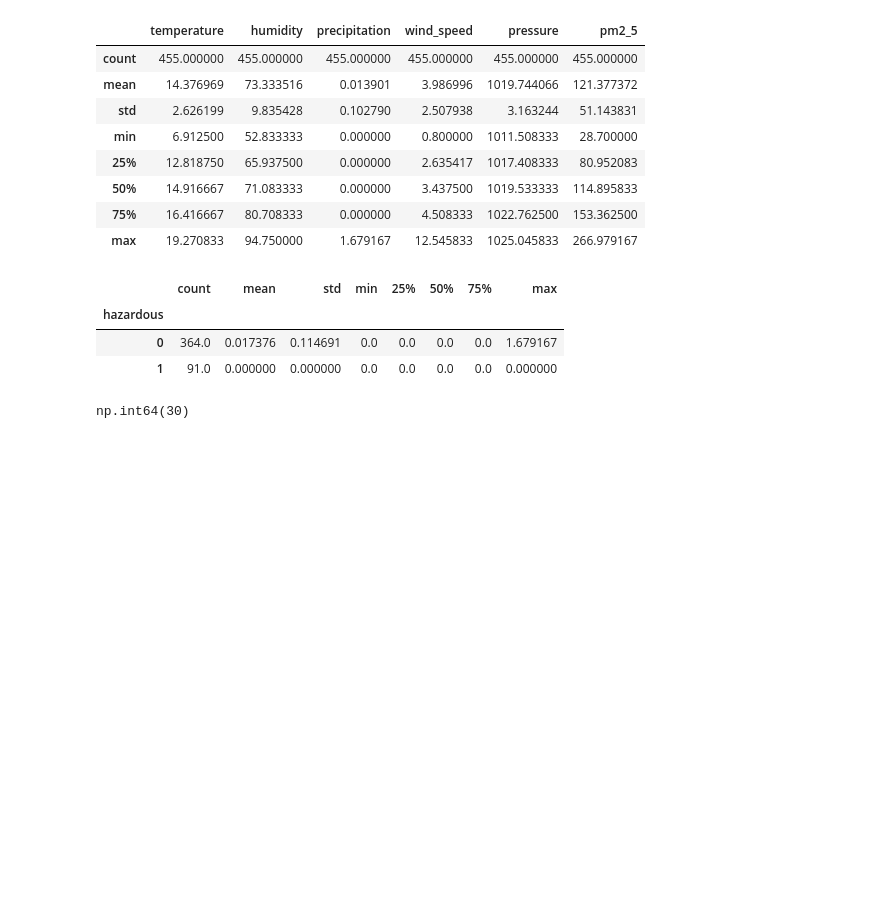
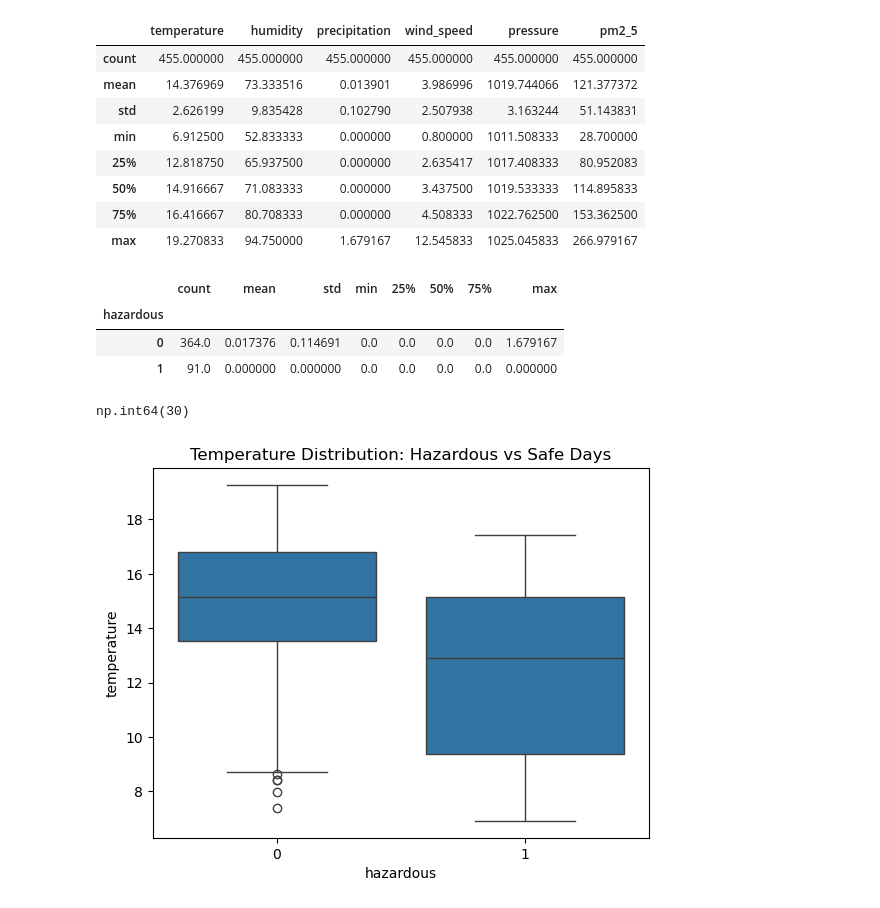
Before and after one commit to zenab-s/lahore-smog-prediction, a Jupyter notebook: notebooks/01_data_exploration.ipynb, the cells around one changed output. Drawn from its saved outputs; the diff is of its cells as text; code cells hidden in the pictures; blank space fills up the shorter version.

```diff
--- a/notebooks/01_data_exploration.ipynb
+++ b/notebooks/01_data_exploration.ipynb
@@ -392,3 +392,12 @@ daily.groupby('hazardous')['precipitation'].describe()
 (daily[daily['hazardous']==0]['precipitation'] > 0).sum()
 # %% [output]
 np.int64(30)
+# %%
+import seaborn as sns
+import matplotlib.pyplot as plt
+
+sns.boxplot(data=daily, x='hazardous', y='temperature')
+plt.title('Temperature Distribution: Hazardous vs Safe Days')
+plt.show()
+# %% [output]
+[figure, added]
```
Also changed, not shown: parts of 10 cells of this notebook, 2 other files.
